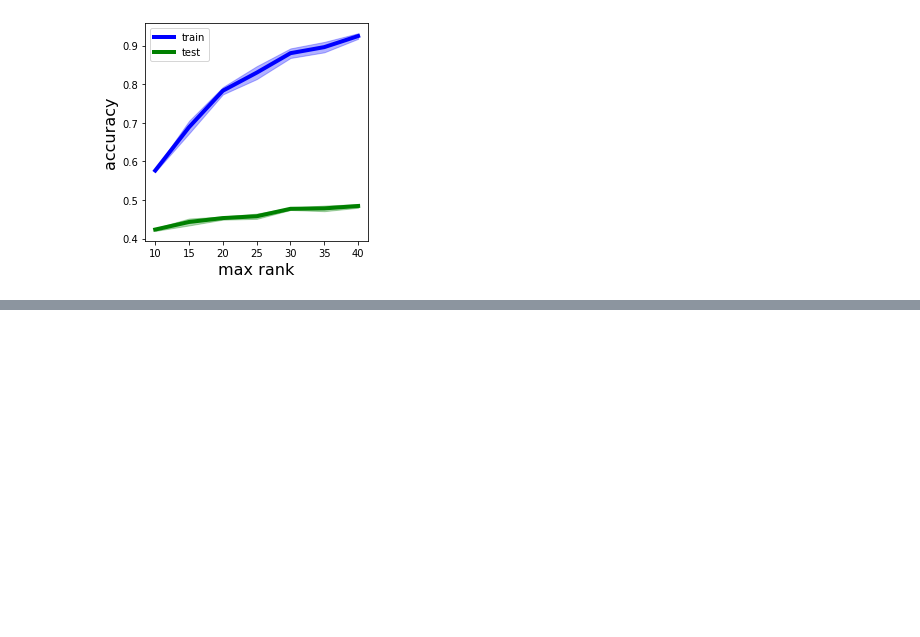
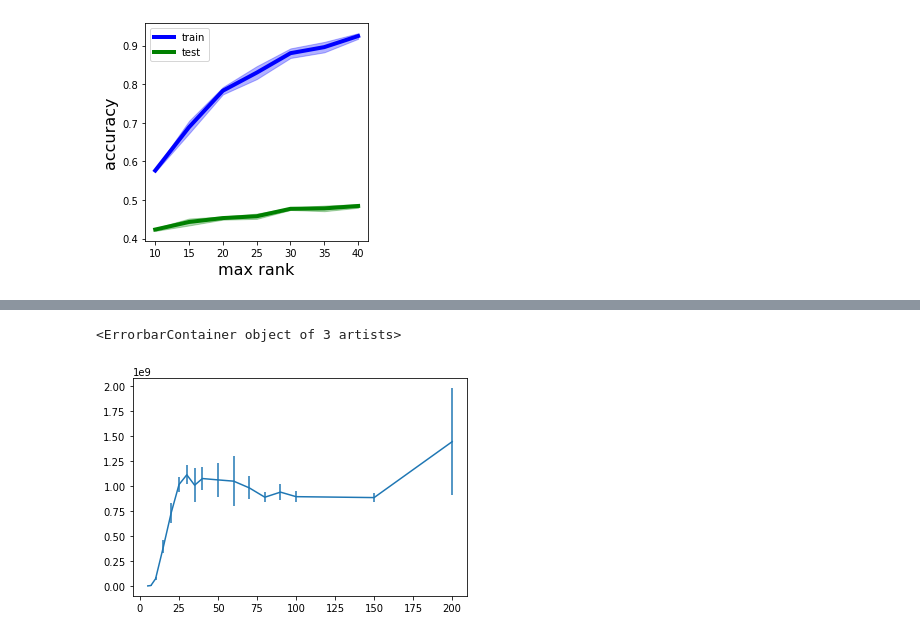
Before and after one commit to azaho/9520proj, a Jupyter notebook: Tests.ipynb, the cells around one changed output, grey strips where cells are left out. Drawn from its saved outputs; the diff is of its cells as text; code cells hidden in the pictures; blank space fills up the shorter version.

```diff
--- a/Tests.ipynb
+++ b/Tests.ipynb
@@ -1050,0 +1184,34 @@ plt.legend()
+# %%
+n_layers = 6
+m_per_layer = 200
+n_epochs = 300
+batch_size = 128
+lr = 0.07
+init_randoms = range(0, 5)
+#max_ranks = range(1000, 99, -100)
+#max_ranks = list(range(1000, 99, -100))+list(range(90, 49, -10))
+max_ranks = [200, 150] + list(range(100, 49, -10)) + list(range(40, 9, -5)) + [7, 5]
+ranks = np.zeros((len(init_randoms), len(max_ranks), n_layers))
+rhos = np.zeros((len(init_randoms), len(max_ranks), n_layers))
+for j, max_rank in enumerate(max_ranks):
+    for i, init_random in enumerate(init_randoms):
+        filename = f"r{max_rank}_i{init_random}_n{n_layers}_m{m_per_layer}_e{n_epochs}_b{batch_size}_lr{lr}"
+        net = Net_Rank(N_layers=n_layers, M_per_layer=m_per_layer, max_rank=max_rank)
+        state_dict = torch.load(f"results_6l_200_with_networks/{filename}_best.pth")["model_state_dict"]
+        net.load_state_dict(state_dict)
+
+        for layer_i in range(n_layers):
+            #print((net.layers_b[layer_i].weight @ net.layers_a[layer_i].weight).shape)
+            #plt.imshow((net.layers_b[layer_i].weight @ net.layers_a[layer_i].weight).detach().numpy())
+            #plt.show()
+
+            W = net.layers_b[layer_i].weight @ net.layers_a[layer_i].weight
+            u, s, vT = np.linalg.svd(W.detach().numpy(), full_matrices=False)  # np.linalg.svd returns v transpose!
+            #            Wahh = u @ vT  # make the eigenvalues large so they decay slowly
+            ranks[i, j, layer_i] = (sum(s>10**(-2)))
+            rhos[i, j, layer_i] = torch.sum(W**2).item()**0.5
+# %%
+plt.errorbar(max_ranks, np.mean(np.prod(rhos, axis=2), axis=0), yerr=np.std(np.prod(rhos, axis=2), axis=0))
+# %% [output]
+<ErrorbarContainer object of 3 artists>
+[figure, added]
```
Also changed, not shown: parts of 6 cells of this notebook, 6 other files.
